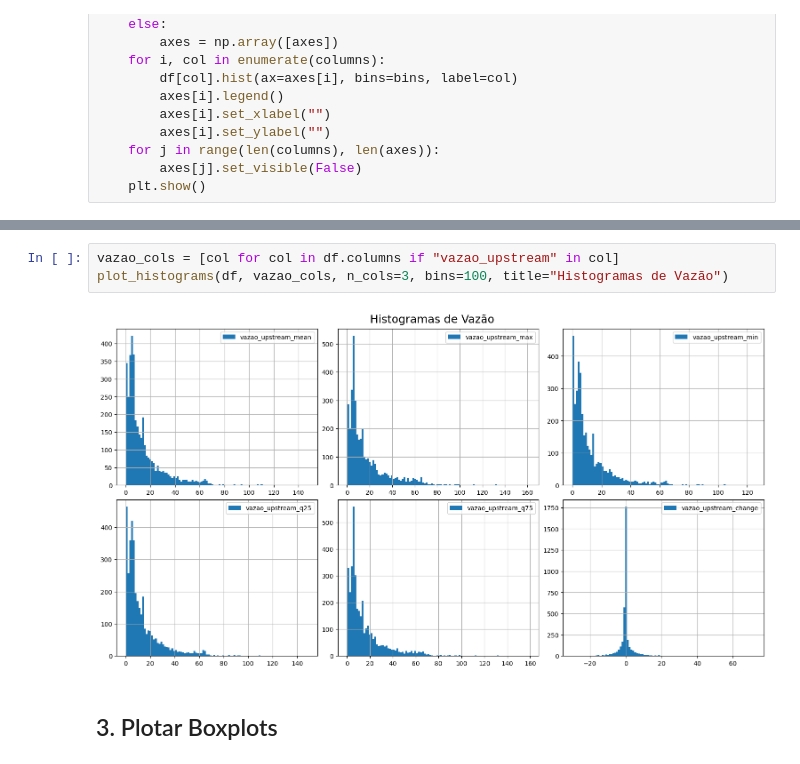
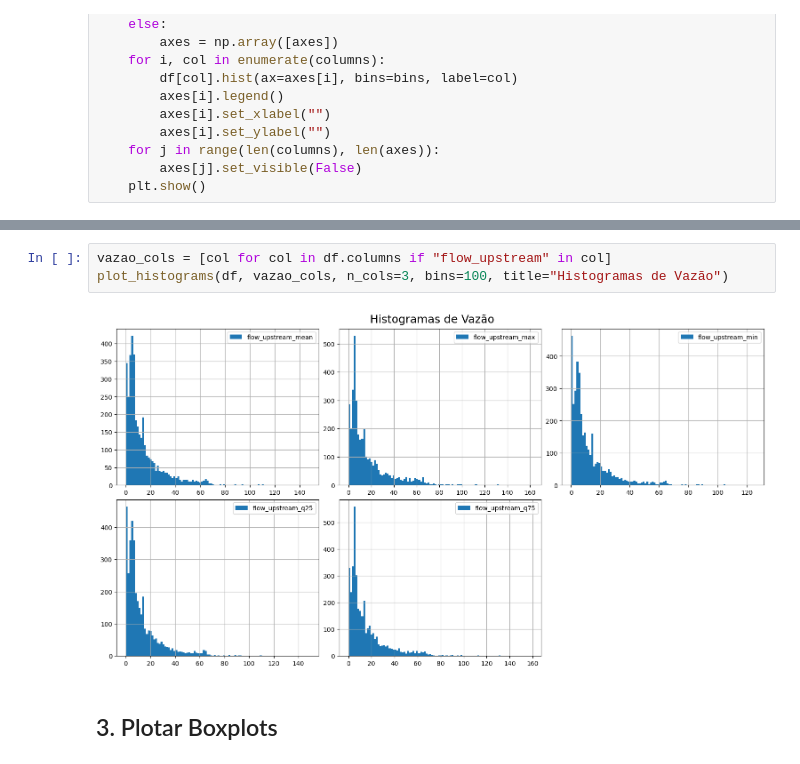
Before and after one commit to brunoconterato/gs-disaster, a Jupyter notebook: src/2. EDA.ipynb, the cells around one changed output, grey strips where cells are left out. Saved outputs shown, nothing was run; the diff lists cells and outputs as text.

```diff
--- a/src/2. EDA.ipynb
+++ b/src/2. EDA.ipynb
@@ -85,8 +85,8 @@ plot_histograms(df, nivel_cols, n_cols=3, bins=30, title="Histogramas de Nível"
 # %%
-vazao_cols = [col for col in df.columns if "vazao_upstream" in col]
+vazao_cols = [col for col in df.columns if "flow_upstream" in col]
 plot_histograms(df, vazao_cols, n_cols=3, bins=100, title="Histogramas de Vazão")
 # %% [output]
-[figure, old version]
+[figure, new version]
 # %% [markdown]
 ## 3. Plotar Boxplots
 # %% [markdown]
```
Also changed, not shown: parts of 4 cells of this notebook, 2 other files.
